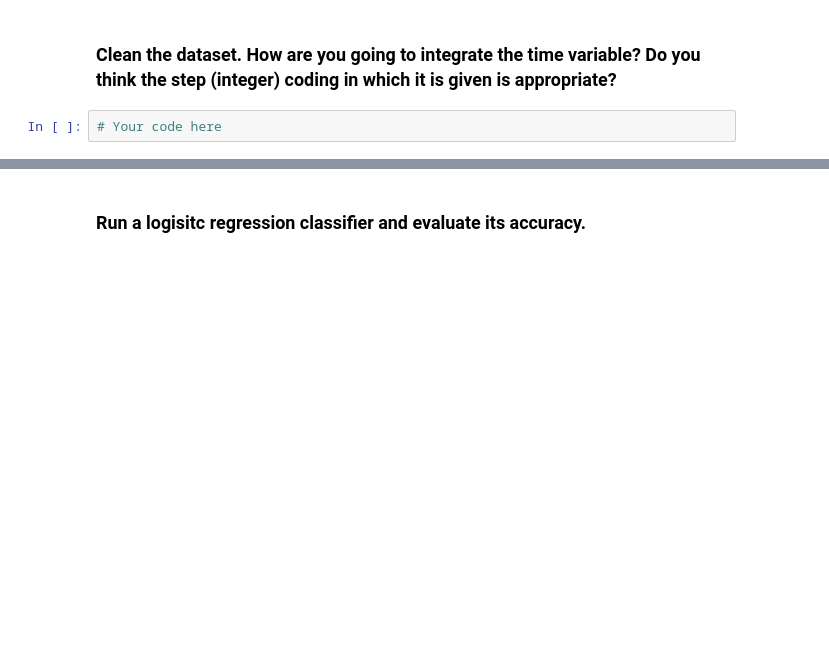
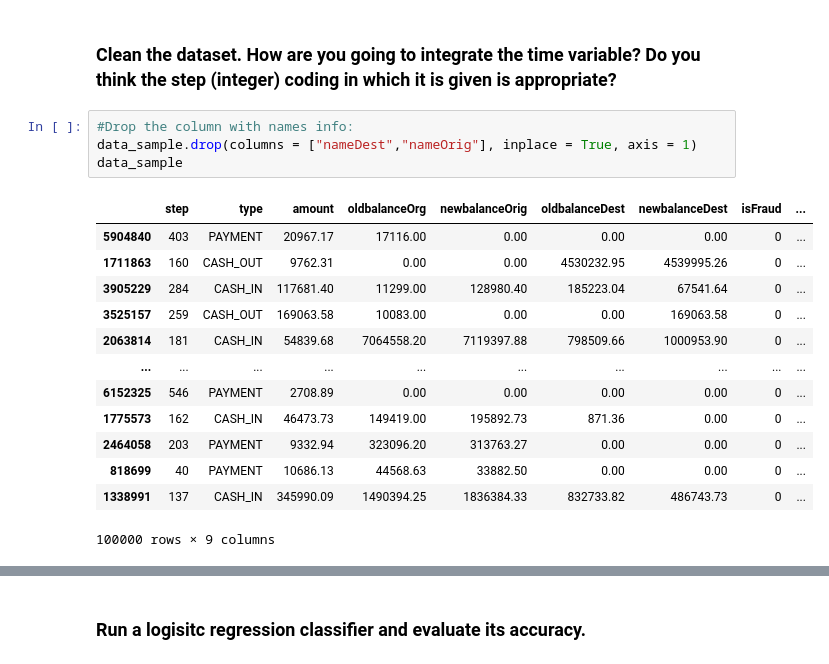
Before and after one commit to ta-data-lis/lab-imbalance, a Jupyter notebook: your-code/lab_imbalance.ipynb, the cells around one changed output, grey strips where cells are left out. Drawn from its saved outputs; the diff is of its cells as text; blank space fills up the shorter version.

```diff
--- a/your-code/lab_imbalance.ipynb
+++ b/your-code/lab_imbalance.ipynb
@@ -18,4 +124,20 @@ Like we disussed in class, when we have noisy data, if we are not careful, we ca
 # %% [markdown]
 ### Clean the dataset. How are you going to integrate the time variable? Do you think the step (integer) coding in which it is given is appropriate?
-# %%
-# Your code here
+# %%
+#Drop the column with names info:
+data_sample.drop(columns = ["nameDest","nameOrig"], inplace = True, axis = 1)
+data_sample
+# %% [output]
+|  | step | type | amount | oldbalanceOrg | newbalanceOrig | oldbalanceDest | newbalanceDest | isFraud | ... |
+| 5904840 | 403 | PAYMENT | 20967.17 | 17116.00 | 0.00 | 0.00 | 0.00 | 0 | ... |
+| 1711863 | 160 | CASH_OUT | 9762.31 | 0.00 | 0.00 | 4530232.95 | 4539995.26 | 0 | ... |
+| 3905229 | 284 | CASH_IN | 117681.40 | 11299.00 | 128980.40 | 185223.04 | 67541.64 | 0 | ... |
+| 3525157 | 259 | CASH_OUT | 169063.58 | 10083.00 | 0.00 | 0.00 | 169063.58 | 0 | ... |
+| 2063814 | 181 | CASH_IN | 54839.68 | 7064558.20 | 7119397.88 | 798509.66 | 1000953.90 | 0 | ... |
+| ... | ... | ... | ... | ... | ... | ... | ... | ... | ... |
+| 6152325 | 546 | PAYMENT | 2708.89 | 0.00 | 0.00 | 0.00 | 0.00 | 0 | ... |
+| 1775573 | 162 | CASH_IN | 46473.73 | 149419.00 | 195892.73 | 871.36 | 0.00 | 0 | ... |
+| 2464058 | 203 | PAYMENT | 9332.94 | 323096.20 | 313763.27 | 0.00 | 0.00 | 0 | ... |
+| 818699 | 40 | PAYMENT | 10686.13 | 44568.63 | 33882.50 | 0.00 | 0.00 | 0 | ... |
+| 1338991 | 137 | CASH_IN | 345990.09 | 1490394.25 | 1836384.33 | 832733.82 | 486743.73 | 0 | ... |
+100000 rows × 9 columns
```
Also changed, not shown: parts of 25 cells of this notebook.
